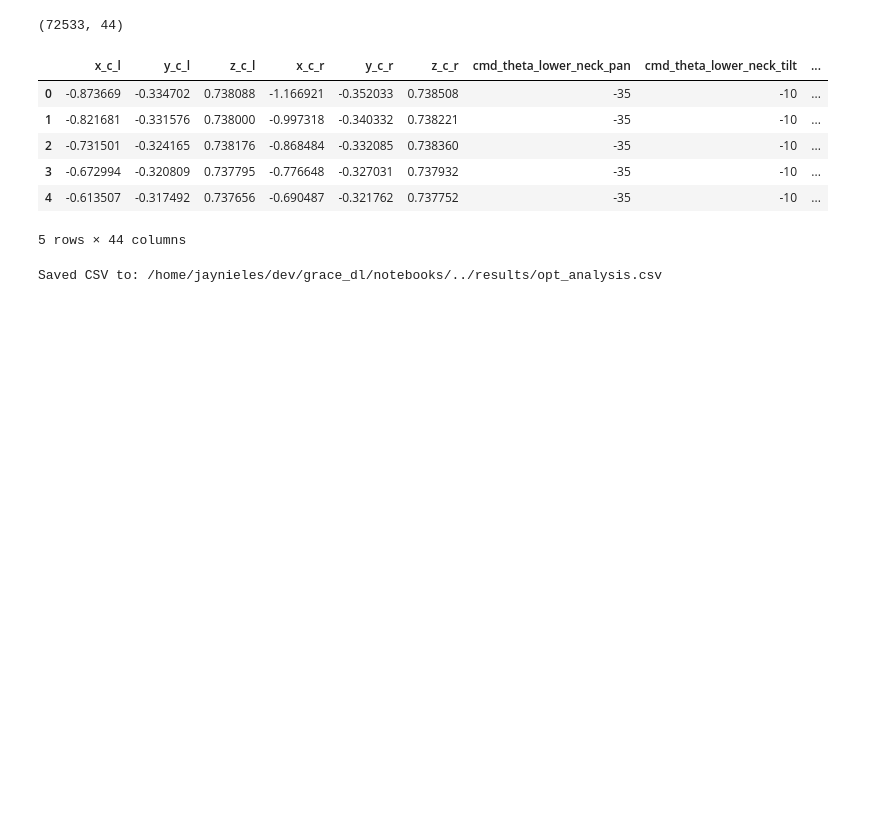
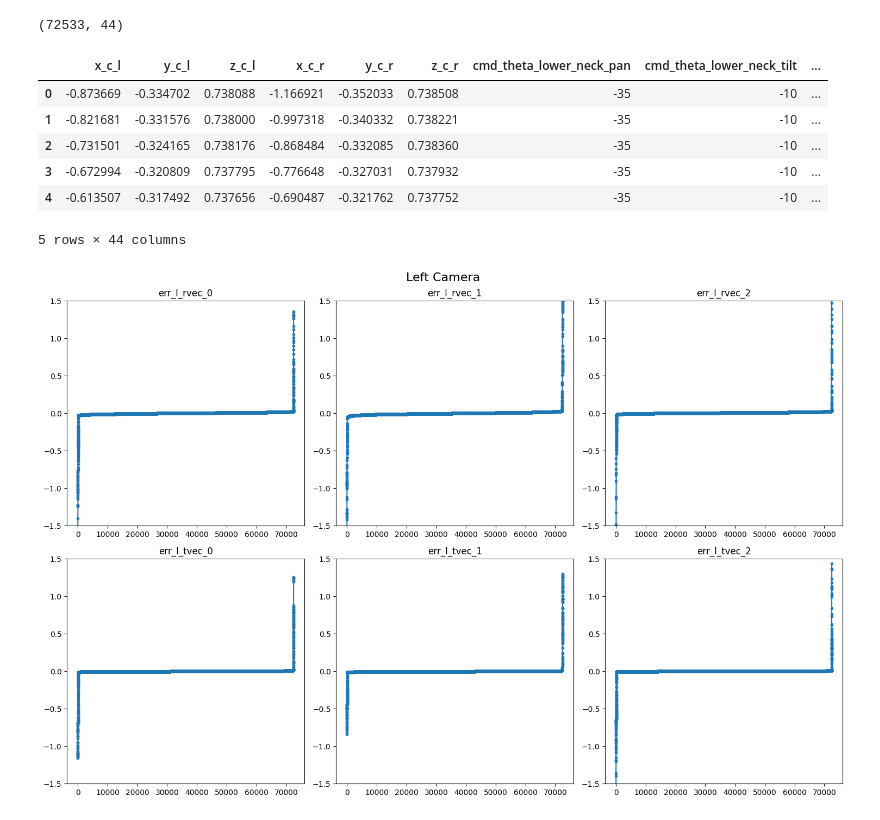
Before and after one commit to jpmnieles/grace_dl, a Jupyter notebook: notebooks/240929_Optimization_Evaluation.ipynb, the cells around one changed output. Saved outputs shown, nothing was run; the diff lists cells and outputs as text; code cells hidden in the pictures; blank space fills up the shorter version.

```diff
--- a/notebooks/240929_Optimization_Evaluation.ipynb
+++ b/notebooks/240929_Optimization_Evaluation.ipynb
@@ -306,11 +300,32 @@ temp_df.head()
 | 3 | -0.672994 | -0.320809 | 0.737795 | -0.776648 | -0.327031 | 0.737932 | -35 | -10 | ... |
 | 4 | -0.613507 | -0.317492 | 0.737656 | -0.690487 | -0.321762 | 0.737752 | -35 | -10 | ... |
 5 rows × 44 columns
-# %%
-# Saving to CSV
-
-csv_path = os.path.join(os.getcwd(),"..","results","opt_analysis.csv")
-temp_df.to_csv(csv_path, index=False)
-print('Saved CSV to:', csv_path)
-# %% [output]
-Saved CSV to: /home/jaynieles/dev/grace_dl/notebooks/../results/opt_analysis.csv
+# %%
+# Create a 2x3 subplot
+fig, axs = plt.subplots(2, 3, figsize=(15, 10))
+
+# Plotting
+axs[0,0].plot(np.sort(temp_df['err_l_rvec_0']), marker='.')
+axs[0,0].set_title('err_l_rvec_0')
+axs[0,1].plot(np.sort(temp_df['err_l_rvec_1']), marker='.')
+axs[0,1].set_title('err_l_rvec_1')
+axs[0,2].plot(np.sort(temp_df['err_l_rvec_2']), marker='.')
+axs[0,2].set_title('err_l_rvec_2')
+
+axs[1,0].plot(np.sort(temp_df['err_l_tvec_0']), marker='.')
+axs[1,0].set_title('err_l_tvec_0')
+axs[1,1].plot(np.sort(temp_df['err_l_tvec_1']), marker='.')
+axs[1,1].set_title('err_l_tvec_1')
+axs[1,2].plot(np.sort(temp_df['err_l_tvec_2']), marker='.')
+axs[1,2].set_title('err_l_tvec_2')
+
+for i in range(2):
+    for j in range(3):
+        axs[i, j].set_ylim(-1.5, 1.5)
+
+# Adjust layout
+fig.suptitle('Left Camera', fontsize=16)
+plt.tight_layout()
+plt.show()
+# %% [output]
+[figure, added]
```
Also changed, not shown: parts of 15 cells of this notebook.
